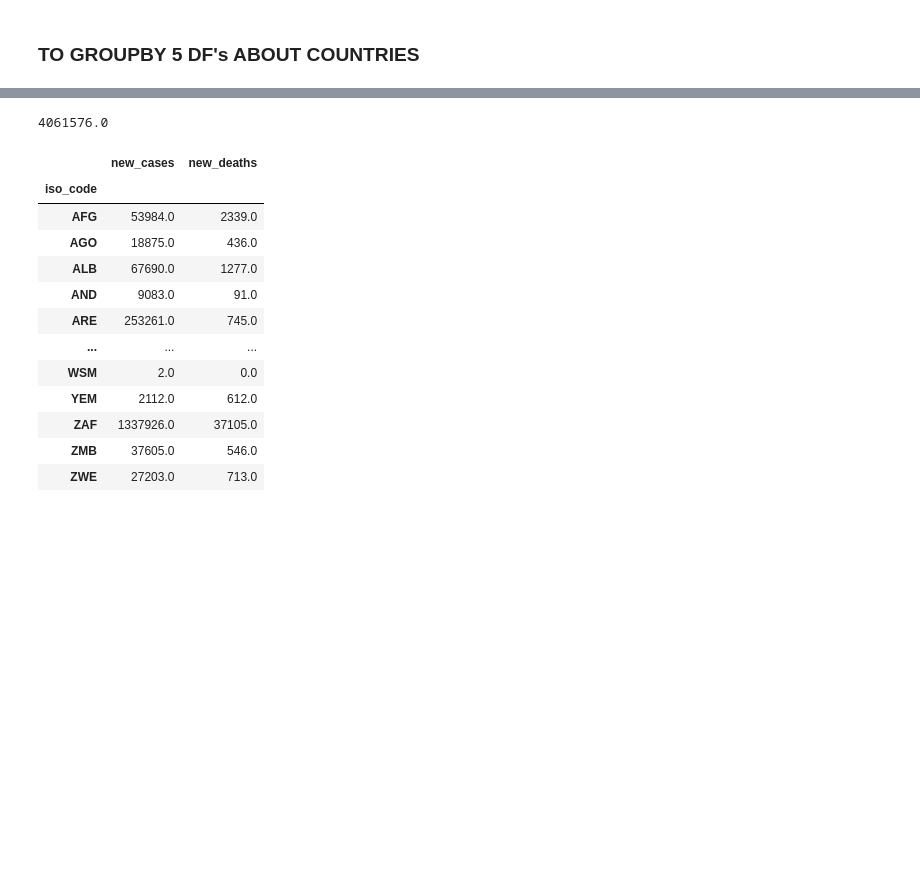
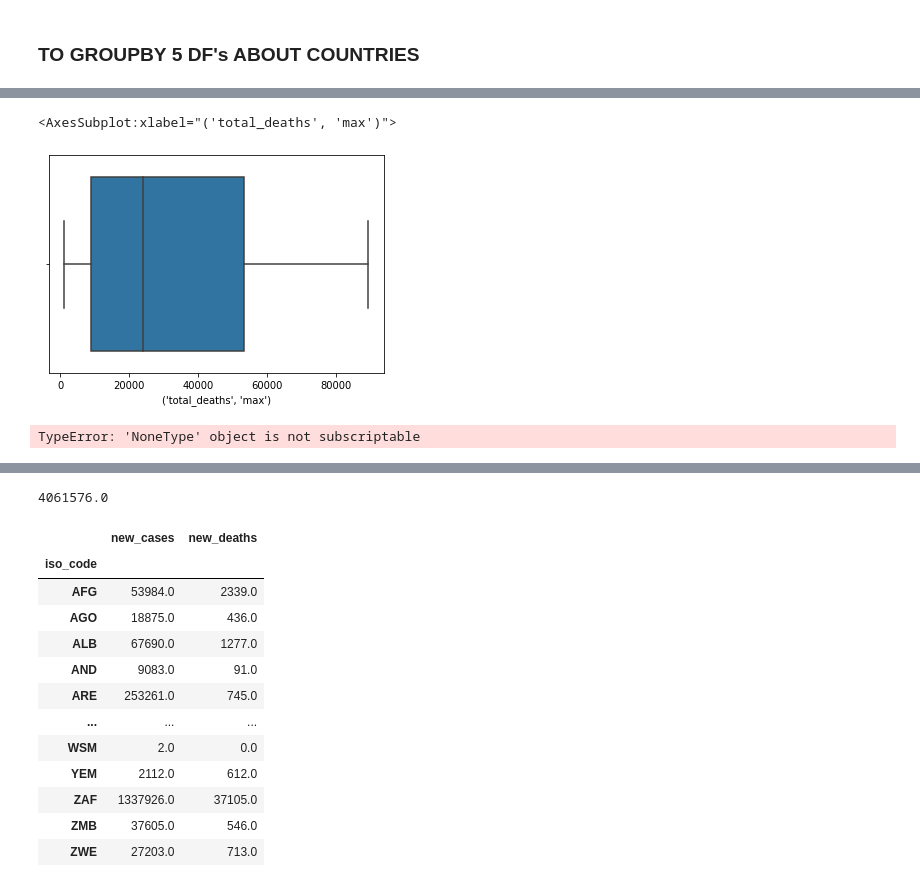
Before and after one commit to AriadnaPuigventos/GroupD_Covid19, a Jupyter notebook: notebooks/Ariadna.ipynb, the cells around one changed output, grey strips where cells are left out. Saved outputs shown, nothing was run; the diff lists cells and outputs as text; code cells hidden in the pictures; blank space fills up the shorter version.

```diff
--- a/notebooks/Ariadna.ipynb
+++ b/notebooks/Ariadna.ipynb
@@ -380,0 +456,11 @@ Q10 = Q10.groupby("iso_code")
+# %%
+sns.boxplot(x=Countries5[('total_deaths', 'max')])
+# %% [output]
+<AxesSubplot:xlabel="('total_deaths', 'max')">
+[figure, added]
+# %%
+sns.set_theme(style="whitegrid")
+
+ax = sns.boxplot(x=world["iso_code"], y=world["total_deaths"][-1:], data=world)
+# %% [output]
+TypeError: 'NoneType' object is not subscriptable
```
Also changed, not shown: parts of 14 cells of this notebook, 5 other files.
